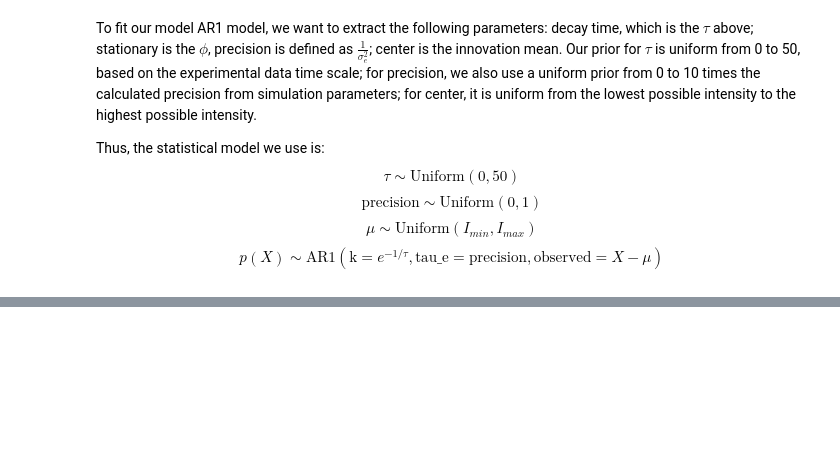
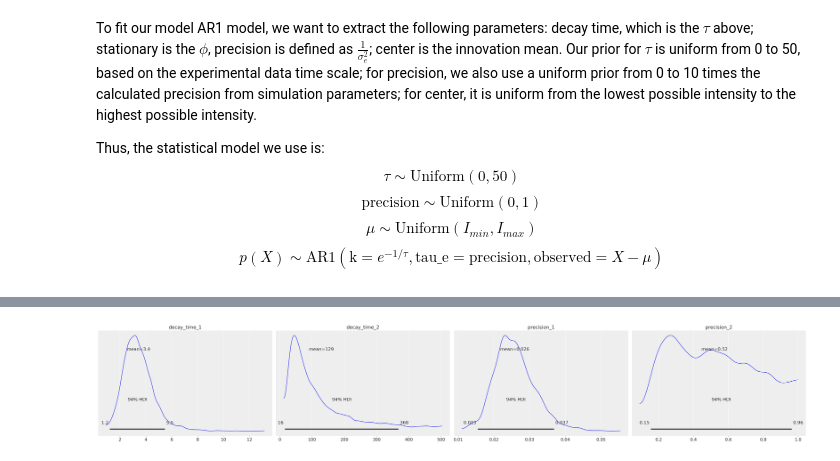
Before and after one commit to wwy-wwy-wwy/Biomolecular-Condensates, a Jupyter notebook: documentation.ipynb, the cells around one changed output, grey strips where cells are left out. Cells and saved outputs as stored; diff of their text form; code cells hidden in the pictures; blank space fills up the shorter version.

```diff
--- a/documentation.ipynb
+++ b/documentation.ipynb
@@ -84,0 +104,6 @@ az.plot_posterior(
+# %%
+ar1_multi_model=set_double_scale_model(data_pds['Intensity'], quantization)
+# %%
+with ar1_multi_model:
+    trace = pm.sample(1000, tune=2000, init="advi+adapt_diag", random_seed=RANDOM_SEED)
+    idata = az.from_pymc3(trace)
@@ -84,0 +125,7 @@ az.plot_posterior(
+# %%
+az.plot_posterior(
+    trace,
+    var_names =['decay_time_1', 'decay_time_2', 'precision_1', 'precision_2'],
+);
+# %% [output]
+[figure, added]
```
Also changed, not shown: parts of 15 cells of this notebook, 2 other files.
